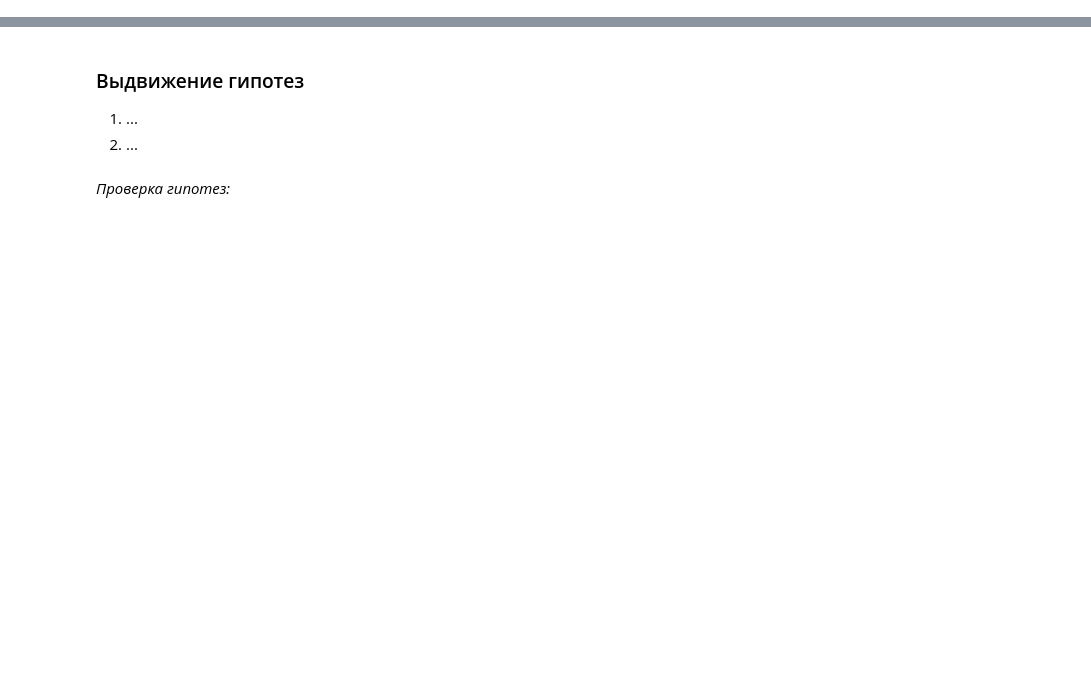
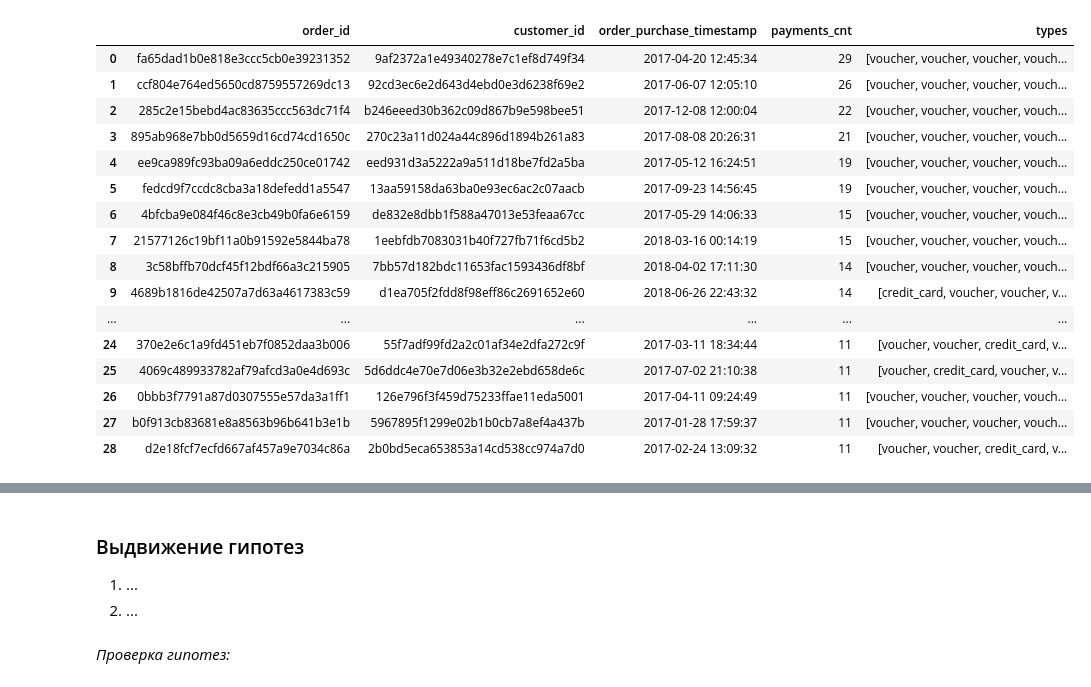
Before and after one commit to OPSphystech420/DB_Lab, a Jupyter notebook: lab_work.ipynb, the cells around one changed output, grey strips where cells are left out. Saved outputs shown, nothing was run; the diff lists cells and outputs as text; code cells hidden in the pictures; blank space fills up the shorter version.

```diff
--- a/lab_work.ipynb
+++ b/lab_work.ipynb
@@ -149,0 +62,15 @@ plt.show()
+# %%
+import pandas as pd
+import matplotlib as mpl
+import matplotlib.pyplot as plt
+
+import plotly.graph_objects as go
+from plotly.subplots import make_subplots
+
+from sqlalchemy import create_engine
+
+from itables import show
+
+pd.set_option('display.max_colwidth', None)
+pd.set_option('display.max_rows', None)
+pd.set_option('display.max_columns', None)
@@ -149,0 +379,33 @@ plt.show()
+# %%
+display(pd.read_sql(
+"""
+SELECT o.order_id,
+  o.customer_id,
+  o.order_purchase_timestamp,
+  COUNT(*) AS payments_cnt,
+  ARRAY_AGG(payment_type) AS types
+FROM olist.order_payments p
+JOIN olist.orders o USING(order_id)
+GROUP BY o.order_id, o.customer_id, o.order_purchase_timestamp
+HAVING COUNT(*) > 10
+ORDER BY payments_cnt DESC;
+
+""", engine))
+# %% [output]
+|  | order_id | customer_id | order_purchase_timestamp | payments_cnt | types |
+| 0 | fa65dad1b0e818e3ccc5cb0e39231352 | 9af2372a1e49340278e7c1ef8d749f34 | 2017-04-20 12:45:34 | 29 | [voucher, voucher, voucher, vouch... |
+| 1 | ccf804e764ed5650cd8759557269dc13 | 92cd3ec6e2d643d4ebd0e3d6238f69e2 | 2017-06-07 12:05:10 | 26 | [voucher, voucher, voucher, vouch... |
+| 2 | 285c2e15bebd4ac83635ccc563dc71f4 | b246eeed30b362c09d867b9e598bee51 | 2017-12-08 12:00:04 | 22 | [voucher, voucher, voucher, vouch... |
+| 3 | 895ab968e7bb0d5659d16cd74cd1650c | 270c23a11d024a44c896d1894b261a83 | 2017-08-08 20:26:31 | 21 | [voucher, voucher, voucher, vouch... |
+| 4 | ee9ca989fc93ba09a6eddc250ce01742 | eed931d3a5222a9a511d18be7fd2a5ba | 2017-05-12 16:24:51 | 19 | [voucher, voucher, voucher, vouch... |
+| 5 | fedcd9f7ccdc8cba3a18defedd1a5547 | 13aa59158da63ba0e93ec6ac2c07aacb | 2017-09-23 14:56:45 | 19 | [voucher, voucher, voucher, vouch... |
+| 6 | 4bfcba9e084f46c8e3cb49b0fa6e6159 | de832e8dbb1f588a47013e53feaa67cc | 2017-05-29 14:06:33 | 15 | [voucher, voucher, voucher, vouch... |
+| 7 | 21577126c19bf11a0b91592e5844ba78 | 1eebfdb7083031b40f727fb71f6cd5b2 | 2018-03-16 00:14:19 | 15 | [voucher, voucher, voucher, vouch... |
+| 8 | 3c58bffb70dcf45f12bdf66a3c215905 | 7bb57d182bdc11653fac1593436df8bf | 2018-04-02 17:11:30 | 14 | [voucher, voucher, voucher, vouch... |
+| 9 | 4689b1816de42507a7d63a4617383c59 | d1ea705f2fdd8f98eff86c2691652e60 | 2018-06-26 22:43:32 | 14 | [credit_card, voucher, voucher, v... |
+| ... | ... | ... | ... | ... | ... |
+| 24 | 370e2e6c1a9fd451eb7f0852daa3b006 | 55f7adf99fd2a2c01af34e2dfa272c9f | 2017-03-11 18:34:44 | 11 | [voucher, voucher, credit_card, v... |
+| 25 | 4069c489933782af79afcd3a0e4d693c | 5d6ddc4e70e7d06e3b32e2ebd658de6c | 2017-07-02 21:10:38 | 11 | [voucher, credit_card, voucher, v... |
+| 26 | 0bbb3f7791a87d0307555e57da3a1ff1 | 126e796f3f459d75233ffae11eda5001 | 2017-04-11 09:24:49 | 11 | [voucher, voucher, voucher, vouch... |
+| 27 | b0f913cb83681e8a8563b96b641b3e1b | 5967895f1299e02b1b0cb7a8ef4a437b | 2017-01-28 17:59:37 | 11 | [voucher, voucher, voucher, vouch... |
+| 28 | d2e18fcf7ecfd667af457a9e7034c86a | 2b0bd5eca653853a14cd538cc974a7d0 | 2017-02-24 13:09:32 | 11 | [voucher, voucher, credit_card, v... |
```
Also changed, not shown: parts of 48 cells of this notebook, 3 other files.
